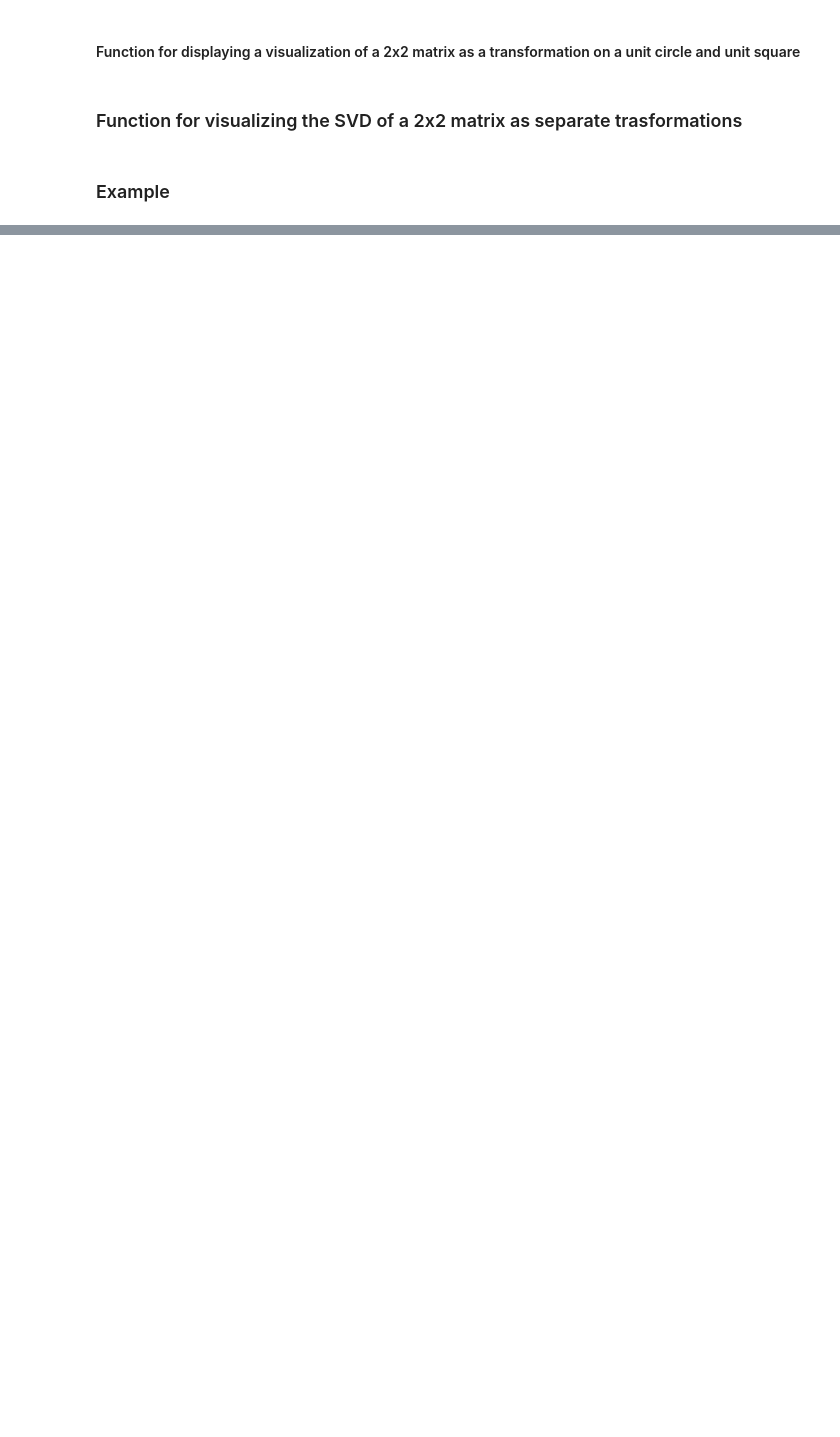
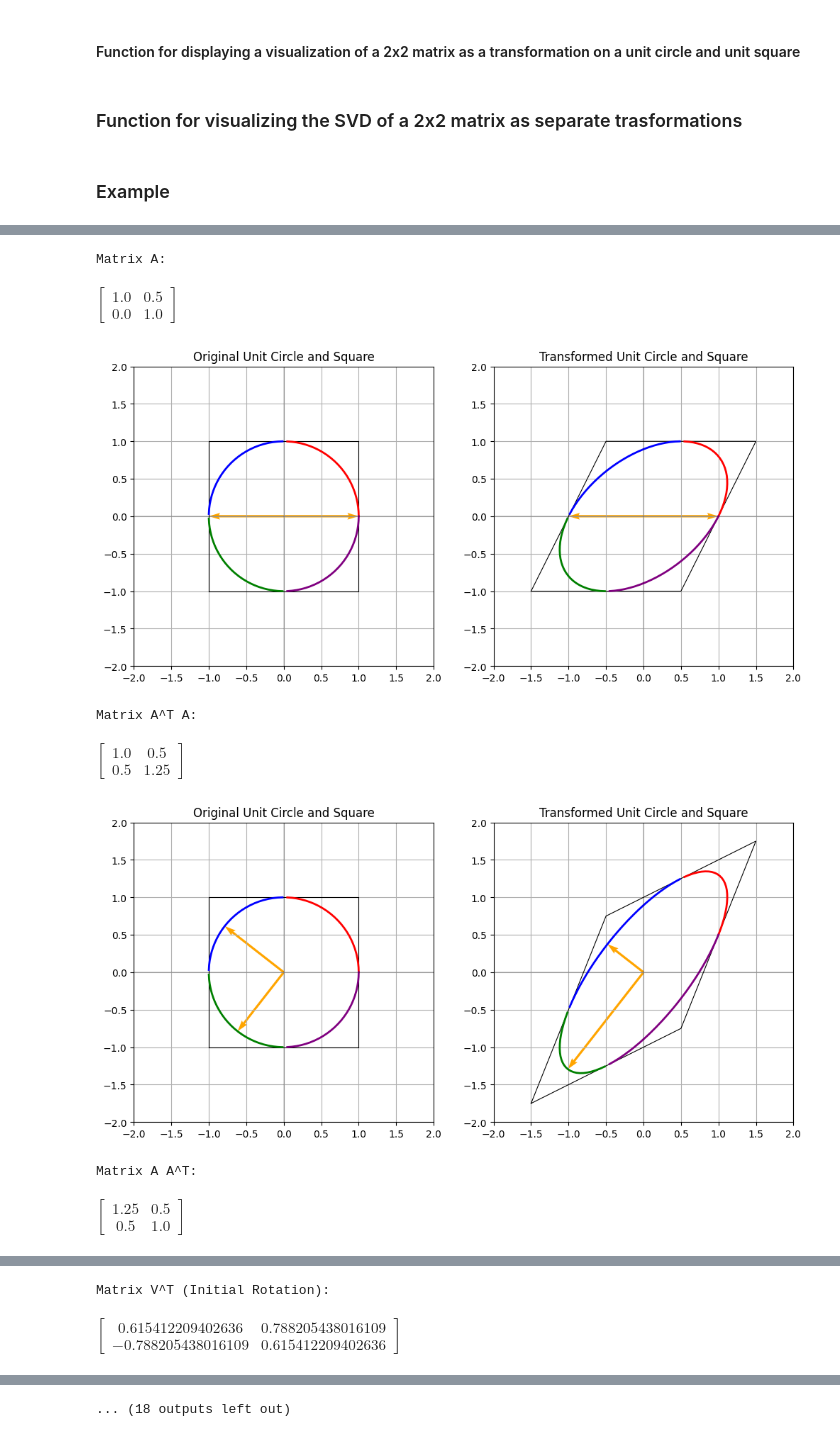
Before and after one commit to oskari-o/matrix-visualization, a Jupyter notebook: svd.ipynb, the cells around one changed output, grey strips where cells are left out. Cells and saved outputs as stored; diff of their text form; code cells hidden in the pictures; blank space fills up the shorter version.

```diff
--- a/svd.ipynb
+++ b/svd.ipynb
@@ -161,0 +165,14 @@ $\displaystyle \left[\begin{matrix}1.70692836207311 & 0.0\\0.0 & 0.8055405432071
+# %%
+visualize_svd_2(np.array([
+    [1, 0.5],
+    [0, 1]
+  ]))
+# %% [output]
+Matrix A:
+$\displaystyle \left[\begin{matrix}1.0 & 0.5\\0.0 & 1.0\end{matrix}\right]$
+[figure, added]
+Matrix A^T A:
+$\displaystyle \left[\begin{matrix}1.0 & 0.5\\0.5 & 1.25\end{matrix}\right]$
+[figure, added]
+Matrix A A^T:
+$\displaystyle \left[\begin{matrix}1.25 & 0.5\\0.5 & 1.0\end{matrix}\right]$
@@ -161,0 +180,2 @@ $\displaystyle \left[\begin{matrix}1.70692836207311 & 0.0\\0.0 & 0.8055405432071
+Matrix V^T (Initial Rotation):
+$\displaystyle \left[\begin{matrix}0.615412209402636 & 0.788205438016109\\-0.788205438016109 & 0.615412209402636\end{matrix}\right]$
@@ -161,0 +183 @@ $\displaystyle \left[\begin{matrix}1.70692836207311 & 0.0\\0.0 & 0.8055405432071
+... (18 outputs left out)
```
Also changed, not shown: parts of 3 cells of this notebook.
